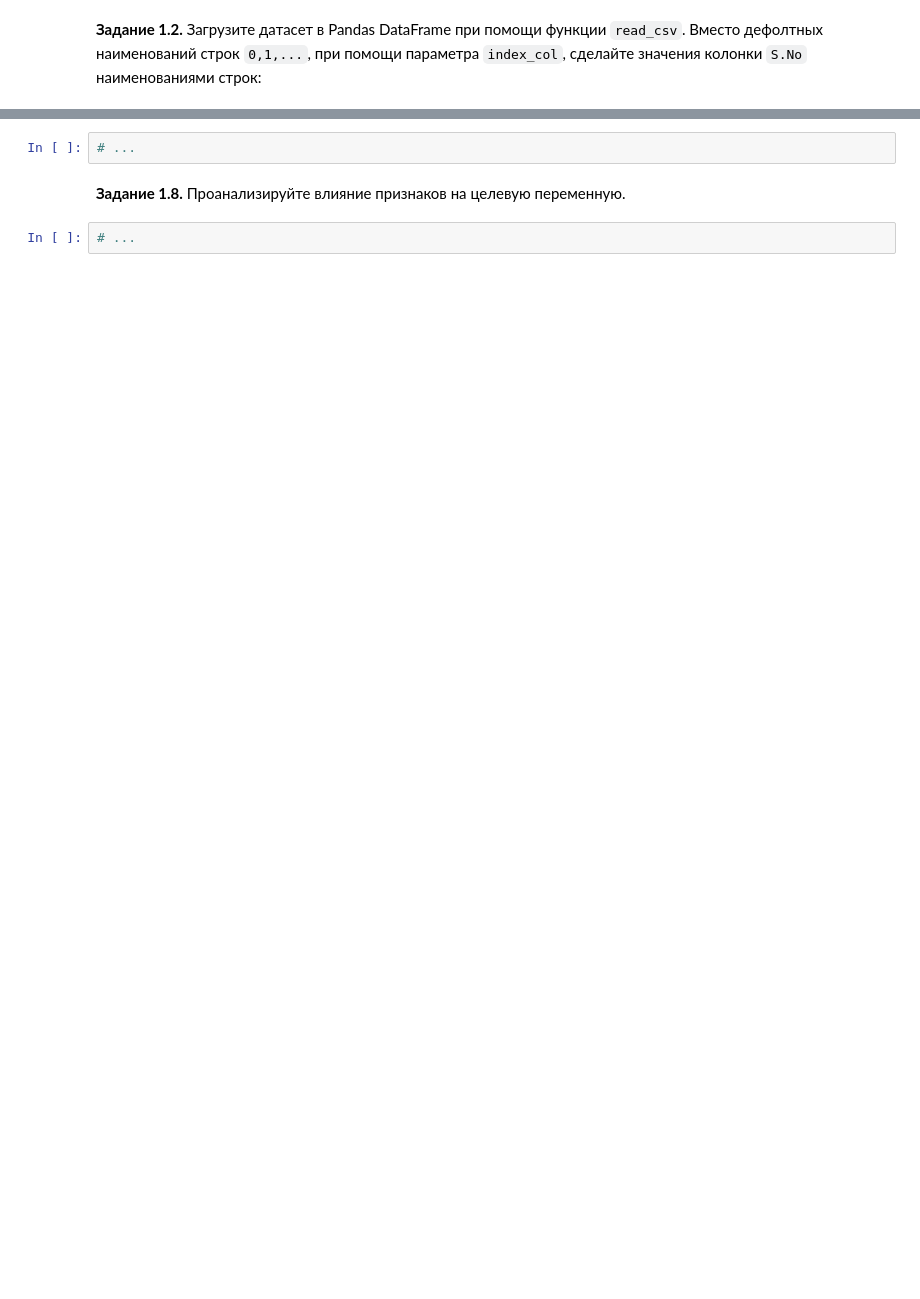
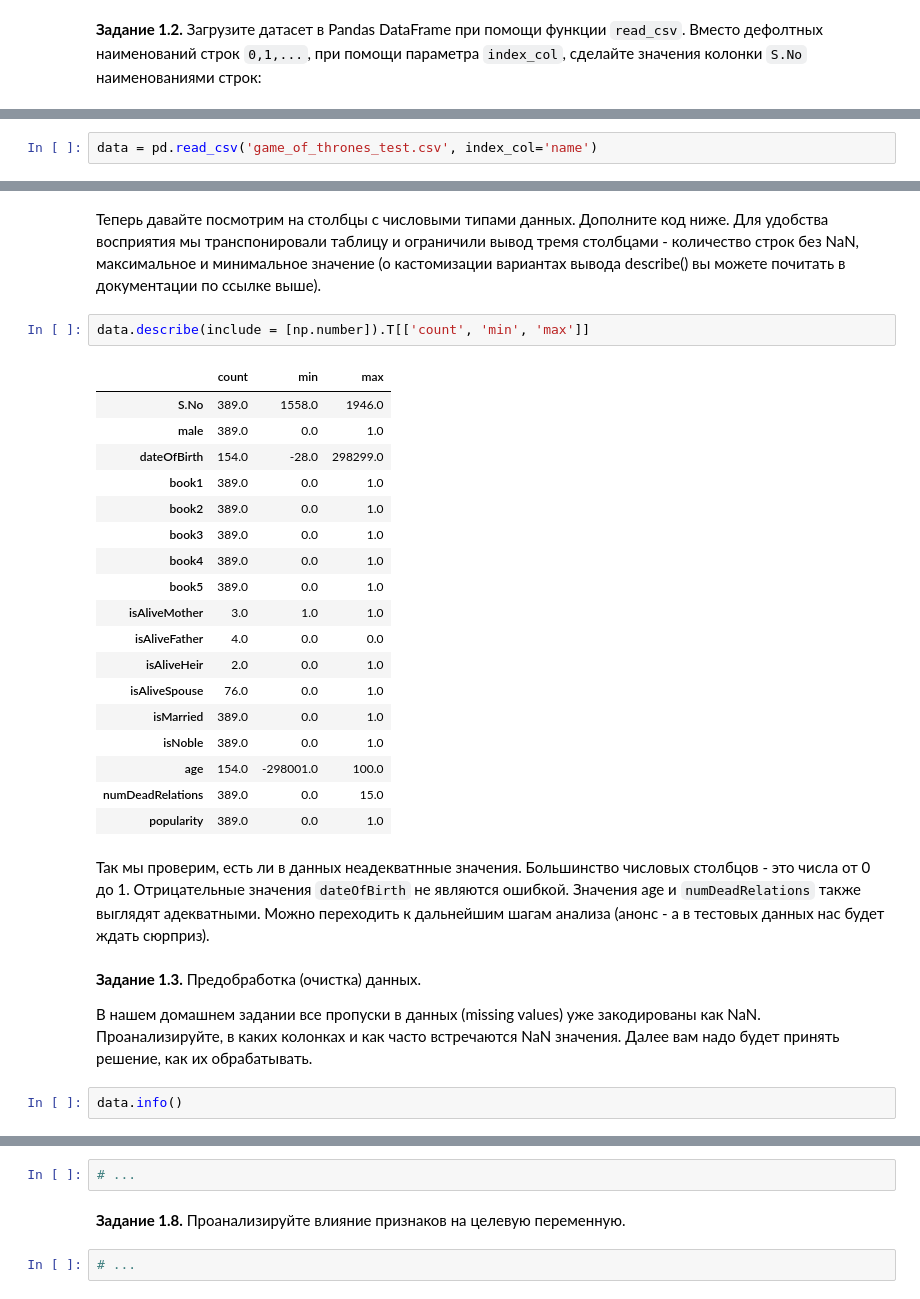
Before and after one commit to VLADpit/MyGoogleColab, a Jupyter notebook: week_01_ml_intro/Homework/hw_1_game_of_thrones.ipynb, the cells around one changed output, grey strips where cells are left out. Cells and saved outputs as stored; diff of their text form; blank space fills up the shorter version.

```diff
--- a/week_01_ml_intro/Homework/hw_1_game_of_thrones.ipynb
+++ b/week_01_ml_intro/Homework/hw_1_game_of_thrones.ipynb
@@ -262,0 +108,2 @@ KeyError: '[Ellipsis] not found in axis'
+# %%
+data = pd.read_csv('game_of_thrones_test.csv', index_col='name')
@@ -262,0 +129,31 @@ KeyError: '[Ellipsis] not found in axis'
+# %% [markdown]
+Теперь давайте посмотрим на столбцы с числовыми типами данных. Дополните код ниже. Для удобства восприятия мы транспонировали таблицу и ограничили вывод тремя столбцами - количество строк без NaN, максимальное и минимальное значение (о кастомизации вариантах вывода describe() вы можете почитать в документации по ссылке выше).
+# %%
+data.describe(include = [np.number]).T[['count', 'min', 'max']]
+# %% [output]
+|  | count | min | max |
+| S.No | 389.0 | 1558.0 | 1946.0 |
+| male | 389.0 | 0.0 | 1.0 |
+| dateOfBirth | 154.0 | -28.0 | 298299.0 |
+| book1 | 389.0 | 0.0 | 1.0 |
+| book2 | 389.0 | 0.0 | 1.0 |
+| book3 | 389.0 | 0.0 | 1.0 |
+| book4 | 389.0 | 0.0 | 1.0 |
+| book5 | 389.0 | 0.0 | 1.0 |
+| isAliveMother | 3.0 | 1.0 | 1.0 |
+| isAliveFather | 4.0 | 0.0 | 0.0 |
+| isAliveHeir | 2.0 | 0.0 | 1.0 |
+| isAliveSpouse | 76.0 | 0.0 | 1.0 |
+| isMarried | 389.0 | 0.0 | 1.0 |
+| isNoble | 389.0 | 0.0 | 1.0 |
+| age | 154.0 | -298001.0 | 100.0 |
+| numDeadRelations | 389.0 | 0.0 | 15.0 |
+| popularity | 389.0 | 0.0 | 1.0 |
+# %% [markdown]
+Так мы проверим, есть ли в данных неадекватнные значения.   Большинство числовых столбцов - это числа от 0 до 1. Отрицательные значения `dateOfBirth` не являются ошибкой. Значения age и `numDeadRelations` также выглядят адекватными. Можно переходить к дальнейшим шагам анализа (анонс - а в тестовых данных нас будет ждать сюрприз).
+# %% [markdown]
+**Задание 1.3.** Предобработка (очистка) данных.
+
+В нашем домашнем задании все пропуски в данных (missing values) уже закодированы как NaN. Проанализируйте, в каких колонках и как часто встречаются NaN значения. Далее вам надо будет принять решение, как их обрабатывать.
+# %%
+data.info()
```
Also changed, not shown: parts of 76 cells of this notebook.
